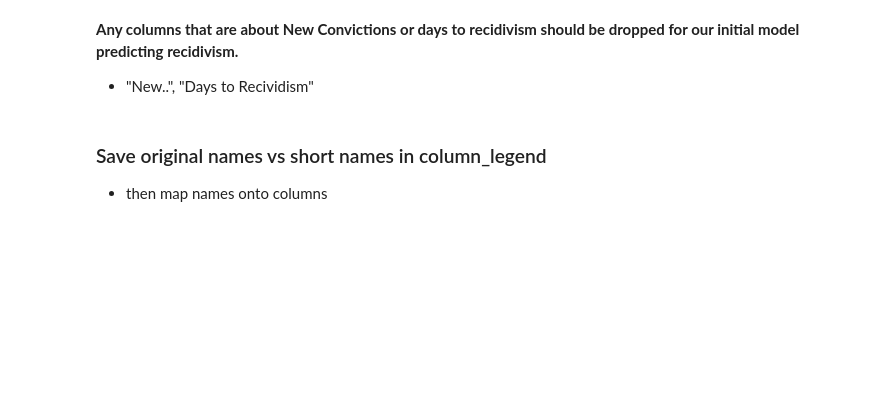
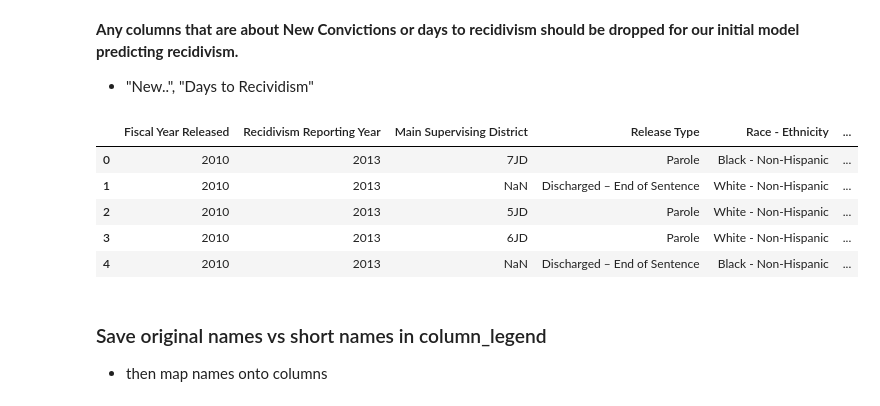
Before and after one commit to jirvingphd/iowa-prisoner-recidivism-mod-3-project, a Jupyter notebook: student-JMI-pruning-final.ipynb, the cells around one changed output. Cells and saved outputs as stored; diff of their text form; code cells hidden in the pictures; blank space fills up the shorter version.

```diff
--- a/student-JMI-pruning-final.ipynb
+++ b/student-JMI-pruning-final.ipynb
@@ -161,3 +164,20 @@ df = drop_cols(df, ['New','Days','Recidivism Type'])
+# %%
+## Drop cols related to recivism details
+drop_expr = ['New',"Days","Recidivism Type"]
+
+drop_cols = []
+for exp in drop_expr:
+    drop_cols.extend([col for col in df.columns if exp in col])
+
+df.drop(columns=drop_cols,inplace=True)
+df.head()
+# %% [output]
+|  | Fiscal Year Released | Recidivism Reporting Year | Main Supervising District | Release Type | Race - Ethnicity | ... |
+| 0 | 2010 | 2013 | 7JD | Parole | Black - Non-Hispanic | ... |
+| 1 | 2010 | 2013 | NaN | Discharged – End of Sentence | White - Non-Hispanic | ... |
+| 2 | 2010 | 2013 | 5JD | Parole | White - Non-Hispanic | ... |
+| 3 | 2010 | 2013 | 6JD | Parole | White - Non-Hispanic | ... |
+| 4 | 2010 | 2013 | NaN | Discharged – End of Sentence | Black - Non-Hispanic | ... |
 # %% [markdown]
 ### Save original names vs short names in column_legend
 - then map names onto columns
```
Also changed, not shown: parts of 36 cells of this notebook, 14 other files.
